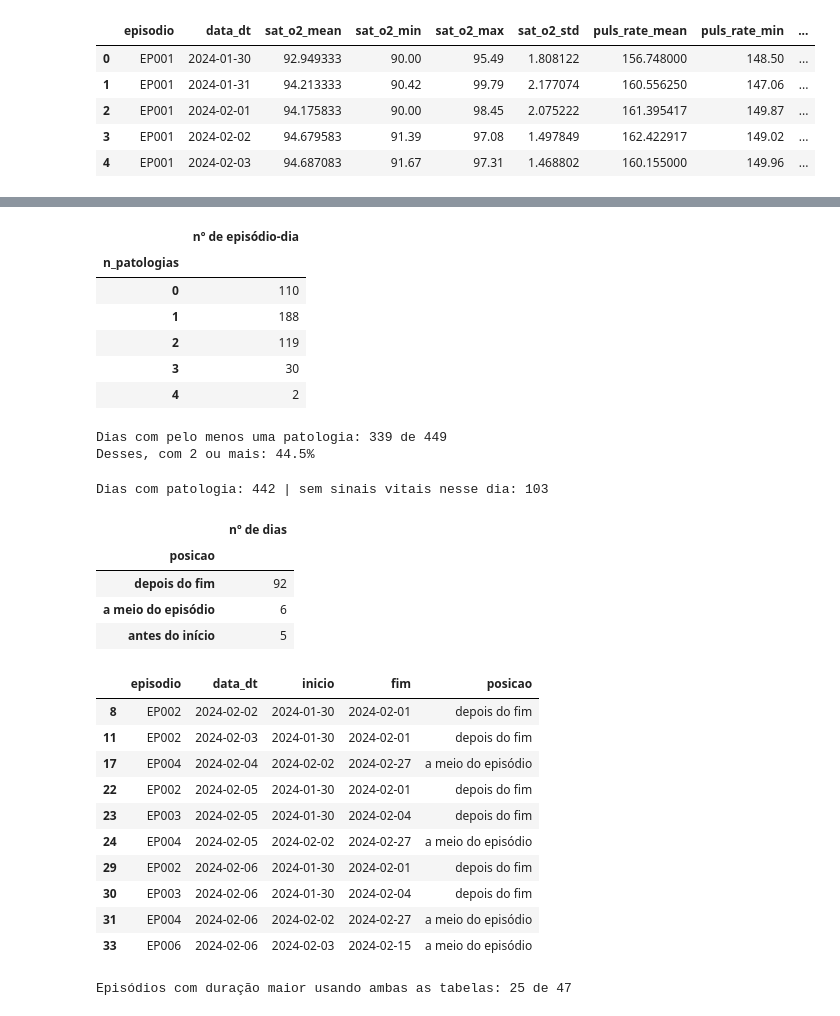
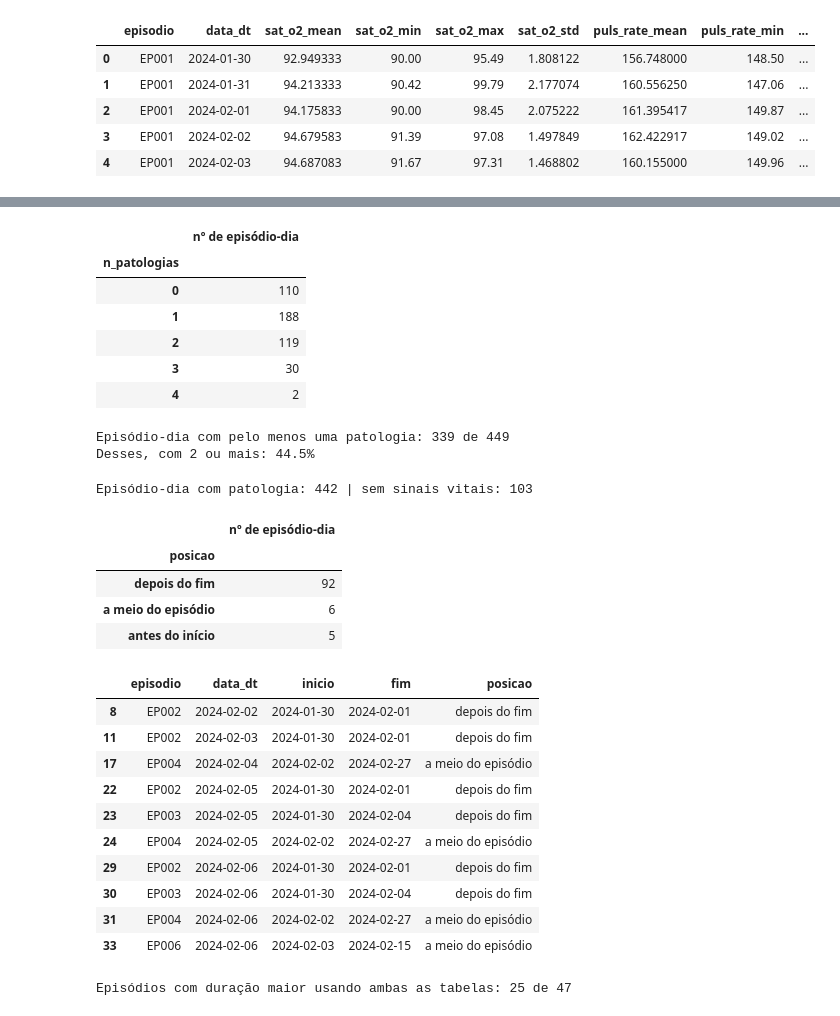
Before and after one commit to goncalorg10/aase-neonatal, a Jupyter notebook: 01_data_understanding.ipynb, the cells around one changed output, grey strips where cells are left out. Saved outputs shown, nothing was run; the diff lists cells and outputs as text; code cells hidden in the pictures.

```diff
--- a/01_data_understanding.ipynb
+++ b/01_data_understanding.ipynb
@@ -690,12 +695,12 @@ Episódios cortados pelo período de recolha: 14
 # 2.3.4 Multi-label após agrupar as variantes dos nomes
 # Recalcula quantas patologias tem cada episódio-dia, agora com os nomes
 # corrigidos (confirma o valor de ~39% visto na 2.2).
-# Inclui os dias sem patologia registada (n = 0).
+# Inclui os episódio-dia sem patologia registada (n = 0).
 # =============================================================================
 dist = ep_dia["n_patologias"].value_counts().sort_index()
 display(dist.to_frame("nº de episódio-dia"))
 com_pat = ep_dia[ep_dia["n_patologias"] > 0]
-print(f"Dias com pelo menos uma patologia: {len(com_pat)} de {len(ep_dia)}")
+print(f"Episódio-dia com pelo menos uma patologia: {len(com_pat)} de {len(ep_dia)}")
 print(f"Desses, com 2 ou mais: {(com_pat['n_patologias'] >= 2).mean():.1%}")
 # %% [output]
 |  | nº de episódio-dia |
@@ -705,33 +710,33 @@ print(f"Desses, com 2 ou mais: {(com_pat['n_patologias'] >= 2).mean():.1%}")
 | 2 | 119 |
 | 3 | 30 |
 | 4 | 2 |
-Dias com pelo menos uma patologia: 339 de 449
+Episódio-dia com pelo menos uma patologia: 339 de 449
 Desses, com 2 ou mais: 44.5%
 # %%
 # =============================================================================
 # 2.3.4b Dias com patologia sem sinais vitais
-# A tabela episódio-dia (2.3.2) parte dos sinais vitais, por isso os dias
-# com patologia mas sem nenhum sinal vital ficam de fora. Esta célula conta
-# esses dias e classifica-os em relação ao período com monitorização de cada
-# episódio: antes do início, depois do fim ou a meio (interrupções).
+# A ep_dia (2.3.2) parte dos sinais vitais, por isso os episódio-dia com
+# patologia mas sem nenhum sinal vital ficam de fora. Esta célula conta-os e
+# classifica-os em relação ao período com monitorização de cada episódio:
+# antes do início, depois do fim ou a meio (interrupções).
 # =============================================================================
 dias_pat = pat_exp[["episodio", "data_dt"]].drop_duplicates()
 dias_sv = ep_dia[["episodio", "data_dt"]]
 
 so_pat = dias_pat.merge(dias_sv, how="left", indicator=True)
 so_pat = so_pat[so_pat["_merge"] == "left_only"].drop(columns="_merge")
-print(f"Dias com patologia: {len(dias_pat)} | sem sinais vitais nesse dia: {len(so_pat)}")
+print(f"Episódio-dia com patologia: {len(dias_pat)} | sem sinais vitais: {len(so_pat)}")
 
 # Posição em relação ao período com sinais vitais de cada episódio
 so_pat = so_pat.merge(ep[["inicio", "fim"]], left_on="episodio", right_index=True, how="left")
 so_pat["posicao"] = np.select(
     [so_pat["data_dt"] < so_pat["inicio"], so_pat["data_dt"] > so_pat["fim"]],
     ["antes do início", "depois do fim"], default="a meio do episódio")
-display(so_pat["posicao"].value_counts().to_frame("nº de dias"))
+display(so_pat["posicao"].value_counts().to_frame("nº de episódio-dia"))
 display(so_pat.head(10))
 # %% [output]
-Dias com patologia: 442 | sem sinais vitais nesse dia: 103
+Episódio-dia com patologia: 442 | sem sinais vitais: 103
-|  | nº de dias |
+|  | nº de episódio-dia |
 | posicao |  |
 | depois do fim | 92 |
 | a meio do episódio | 6 |
```
Also changed, not shown: parts of 5 cells of this notebook, 1 other file.
